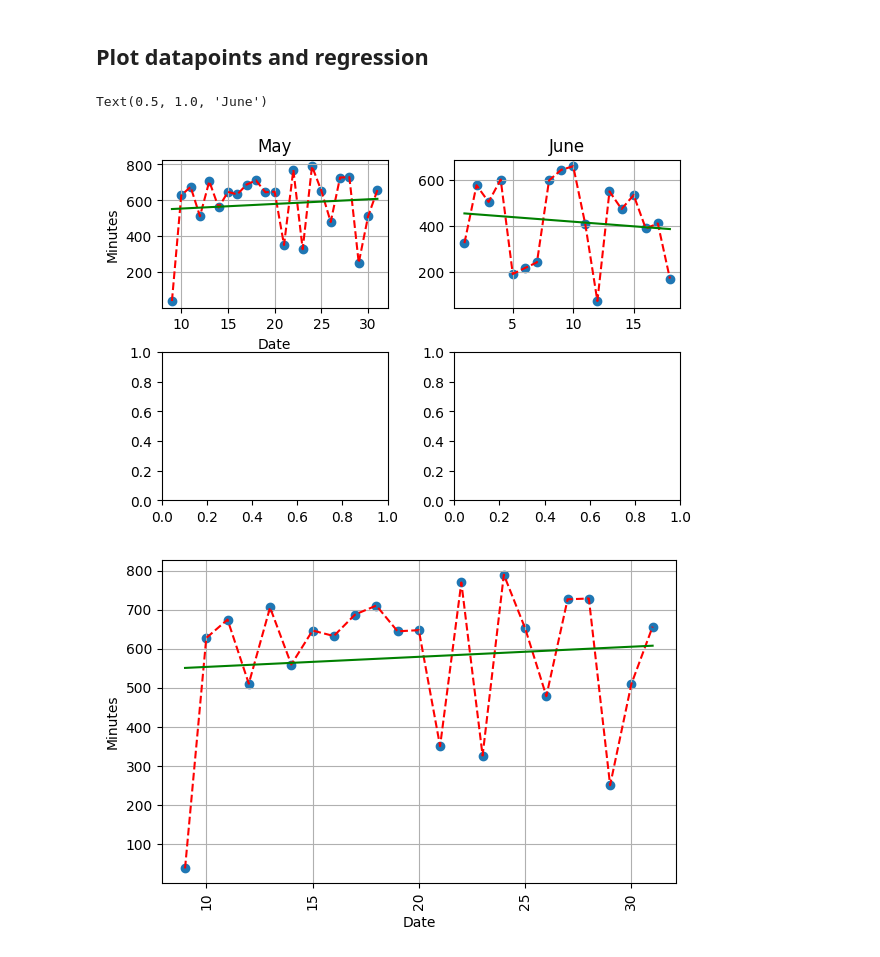
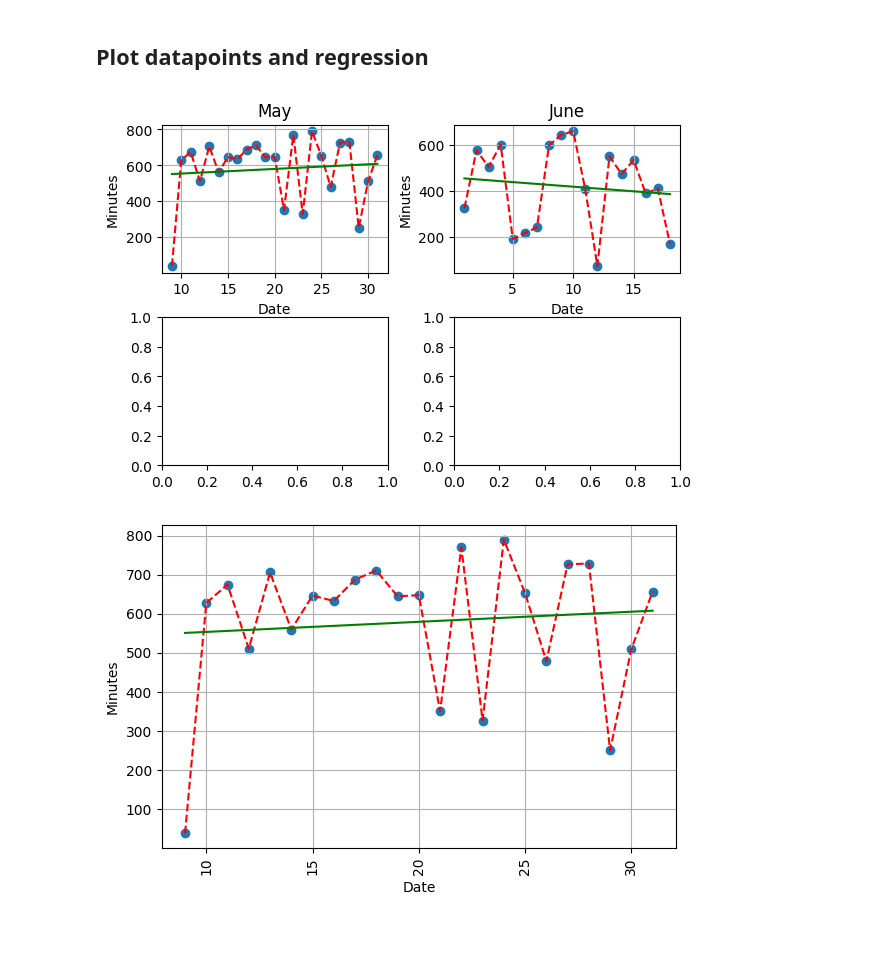
Before and after one commit to nlantau/dotfiles_arch, a Jupyter notebook: .config/scripts/log_graph.ipynb, the cells around one changed output. Saved outputs shown, nothing was run; the diff lists cells and outputs as text; code cells hidden in the pictures.

```diff
--- a/.config/scripts/log_graph.ipynb
+++ b/.config/scripts/log_graph.ipynb
@@ -68,24 +68,25 @@ y_pred_6 = model_6.predict(x_pred[6])
 # %%
 fig, ax = plt.subplots(2,2)
 fig.dpi = 100
 fig.tight_layout()
 
 ax[0,0].scatter(x_5, y_5)
 ax[0,0].plot(x_5, y_5, 'r--')
 ax[0,0].plot(x_pred[5], y_pred_5, 'g')
 ax[0,0].set_ylabel("Minutes")
 ax[0,0].set_xlabel("Date")
+ax[0,0].set_title("May")
 ax[0,0].grid()
-ax[0,0].set_title("May")
 
 ax[0,1].scatter(x_6, y_6)
 ax[0,1].plot(x_6, y_6, 'r--')
 ax[0,1].plot(x_pred[6], y_pred_6, 'g')
+ax[0,1].set_ylabel("Minutes")
+ax[0,1].set_xlabel("Date")
+ax[0,1].set_title("June")
 ax[0,1].grid()
-ax[0,1].set_title("June")
 # %% [output]
-Text(0.5, 1.0, 'June')
-[figure, old version]
+[figure, new version]
 # %%
 plt.figure(dpi=100)
 plt.grid()
```
